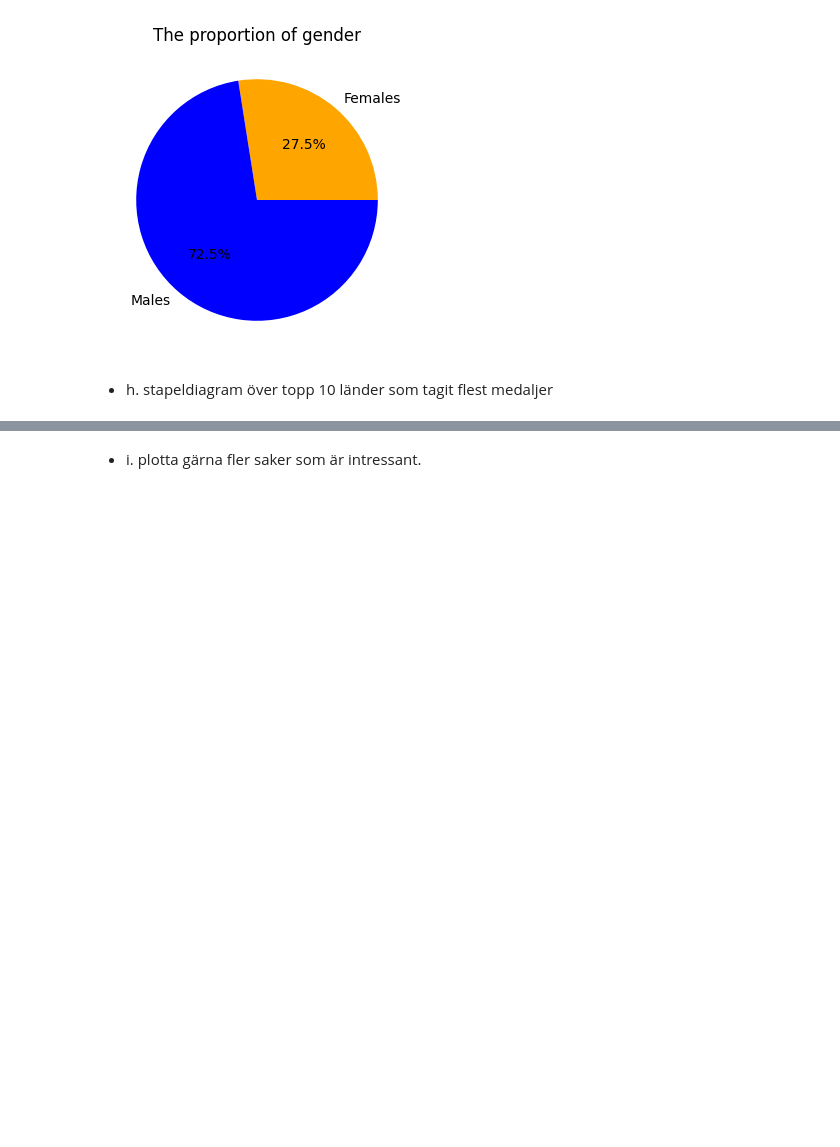
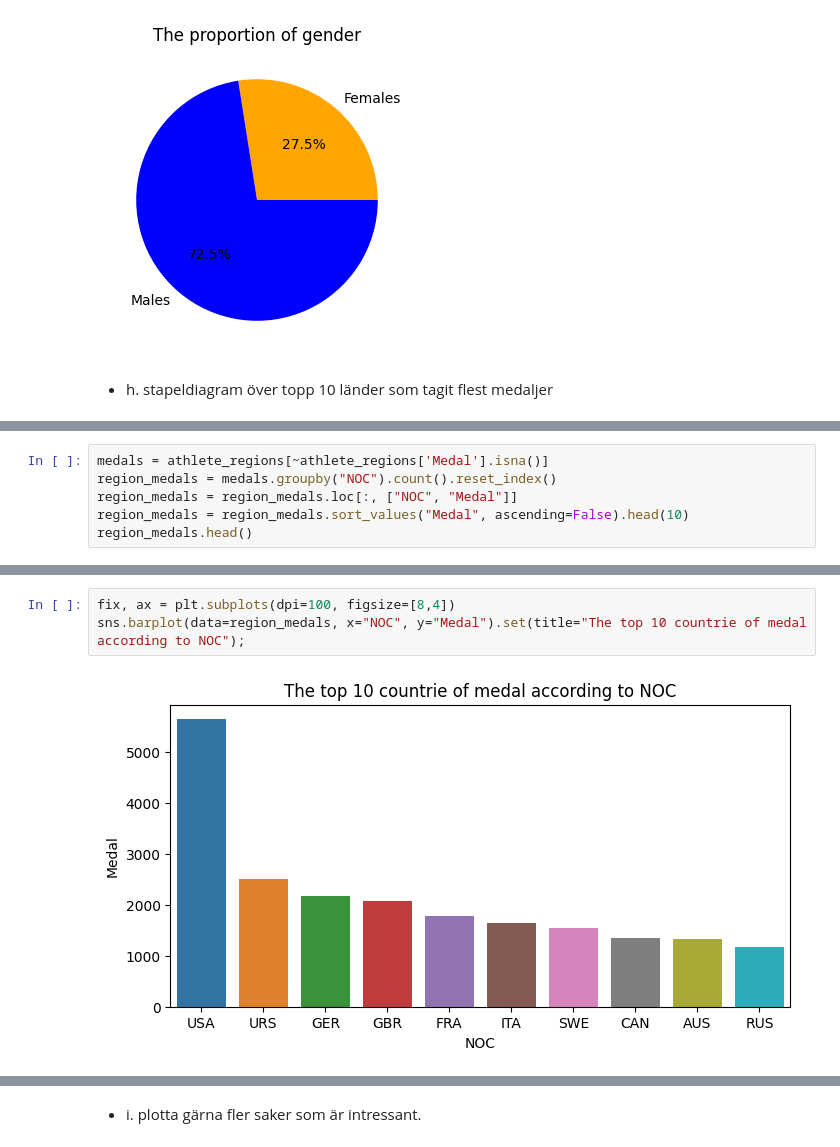
Before and after one commit to yuna-liu/Databehandling-OS-Yuna-Joachim, a Jupyter notebook: Q0_Y.ipynb, the cells around one changed output, grey strips where cells are left out. Cells and saved outputs as stored; diff of their text form; blank space fills up the shorter version.

```diff
--- a/Q0_Y.ipynb
+++ b/Q0_Y.ipynb
@@ -212,0 +240,6 @@ ax.set(title="The proportion of gender");
+# %%
+medals = athlete_regions[~athlete_regions['Medal'].isna()]
+region_medals = medals.groupby("NOC").count().reset_index()
+region_medals = region_medals.loc[:, ["NOC", "Medal"]]
+region_medals = region_medals.sort_values("Medal", ascending=False).head(10)
+region_medals.head()
@@ -213,2 +253,7 @@ ax.set(title="The proportion of gender");
+# %%
+fix, ax = plt.subplots(dpi=100, figsize=[8,4])
+sns.barplot(data=region_medals, x="NOC", y="Medal").set(title="The top 10 countrie of medal according to NOC");
+# %% [output]
+[figure, added]
 # %%
 medals = athlete_regions[~athlete_regions['Medal'].isna()]
```
Also changed, not shown: parts of 5 cells of this notebook, 2 other files.
